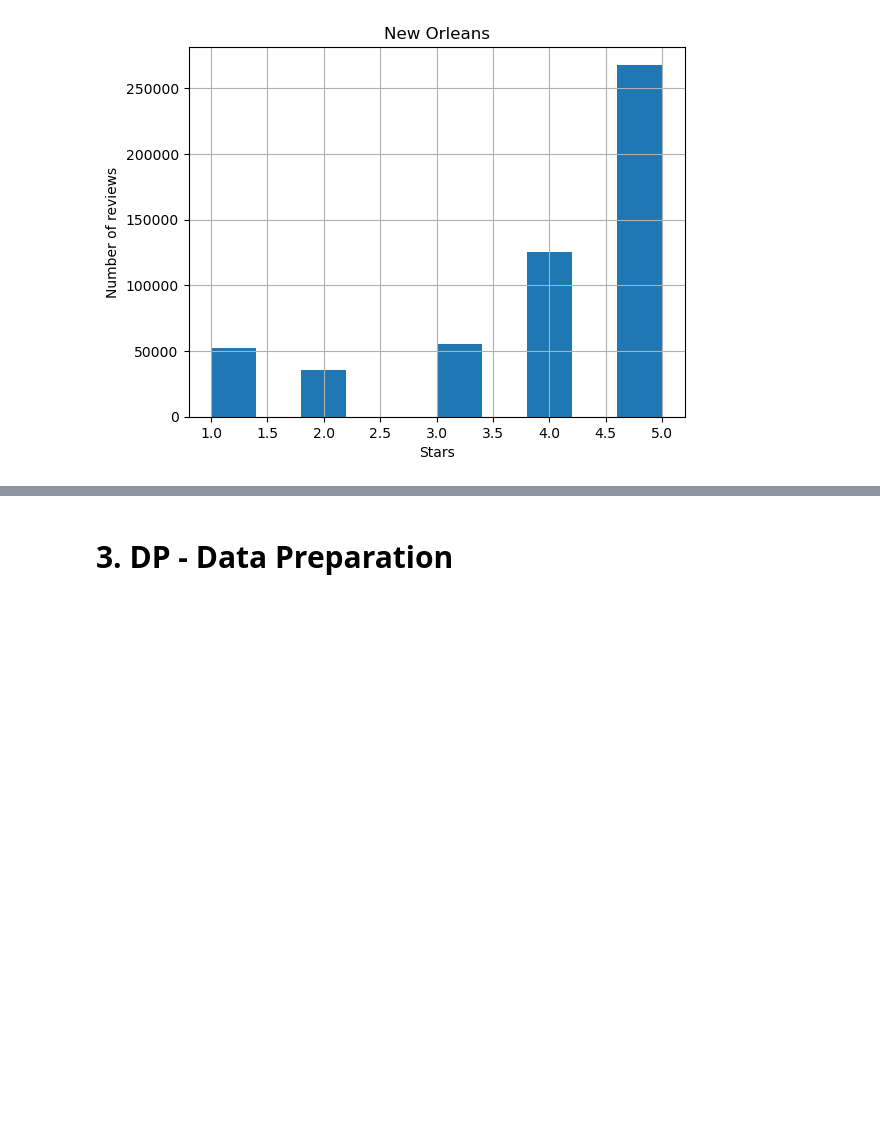
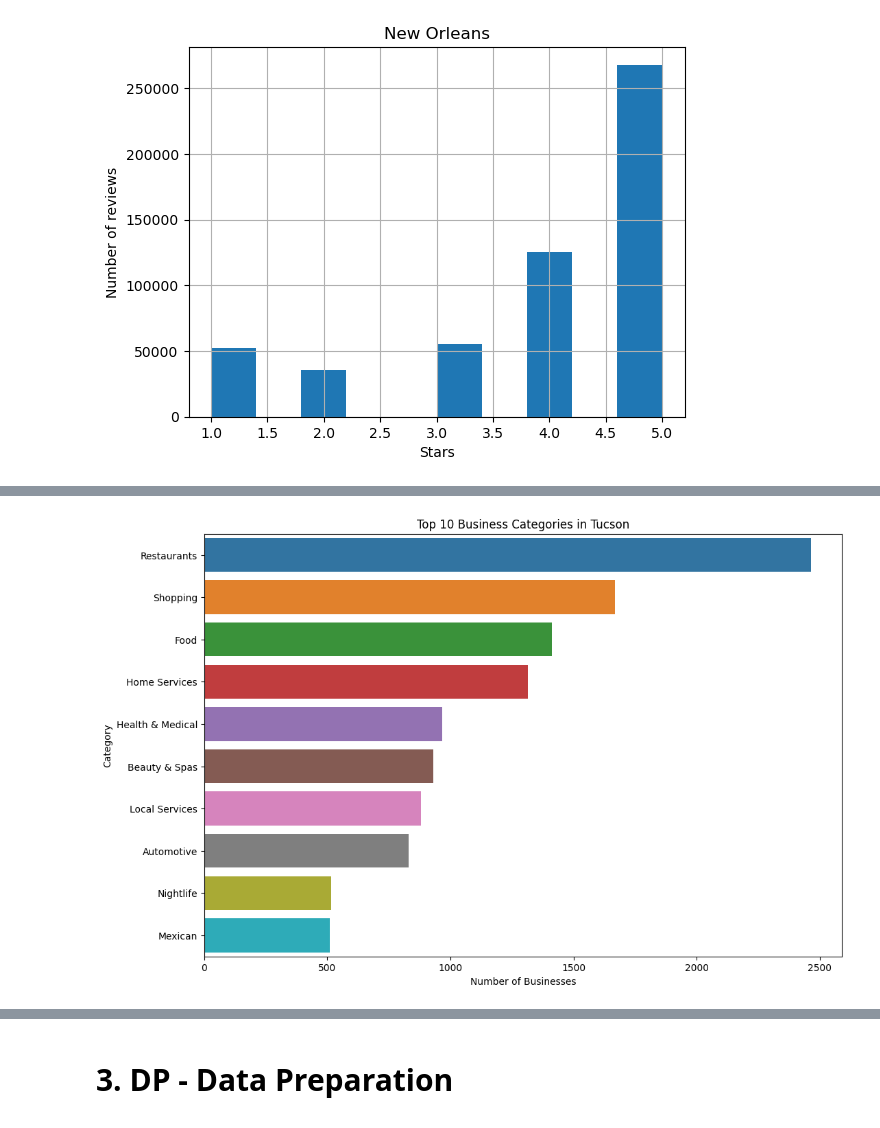
Before and after one commit to PPortela00/Recommendation-System---, a Jupyter notebook: notebook.ipynb, the cells around one changed output, grey strips where cells are left out. Saved outputs shown, nothing was run; the diff lists cells and outputs as text; code cells hidden in the pictures; blank space fills up the shorter version.

```diff
--- a/notebook.ipynb
+++ b/notebook.ipynb
@@ -120,0 +157,11 @@ utils.HistogramEDA2_2(merged_df = cities_reviews, city = top5_cities[4])
+# %%
+# 3. Bar Plot of Top 10 Most Common Categories in Tucson:
+plt.figure(figsize=(12, 8))
+top_categories = df_business_tucson['categories'].str.split(',').explode().str.strip().value_counts()[:10]
+sns.barplot(y=top_categories.index, x=top_categories.values)
+plt.title('Top 10 Business Categories in Tucson')
+plt.xlabel('Number of Businesses')
+plt.ylabel('Category')
+plt.show()
+# %% [output]
+[figure, added]
```
Also changed, not shown: parts of 10 cells of this notebook, 1 other file.
